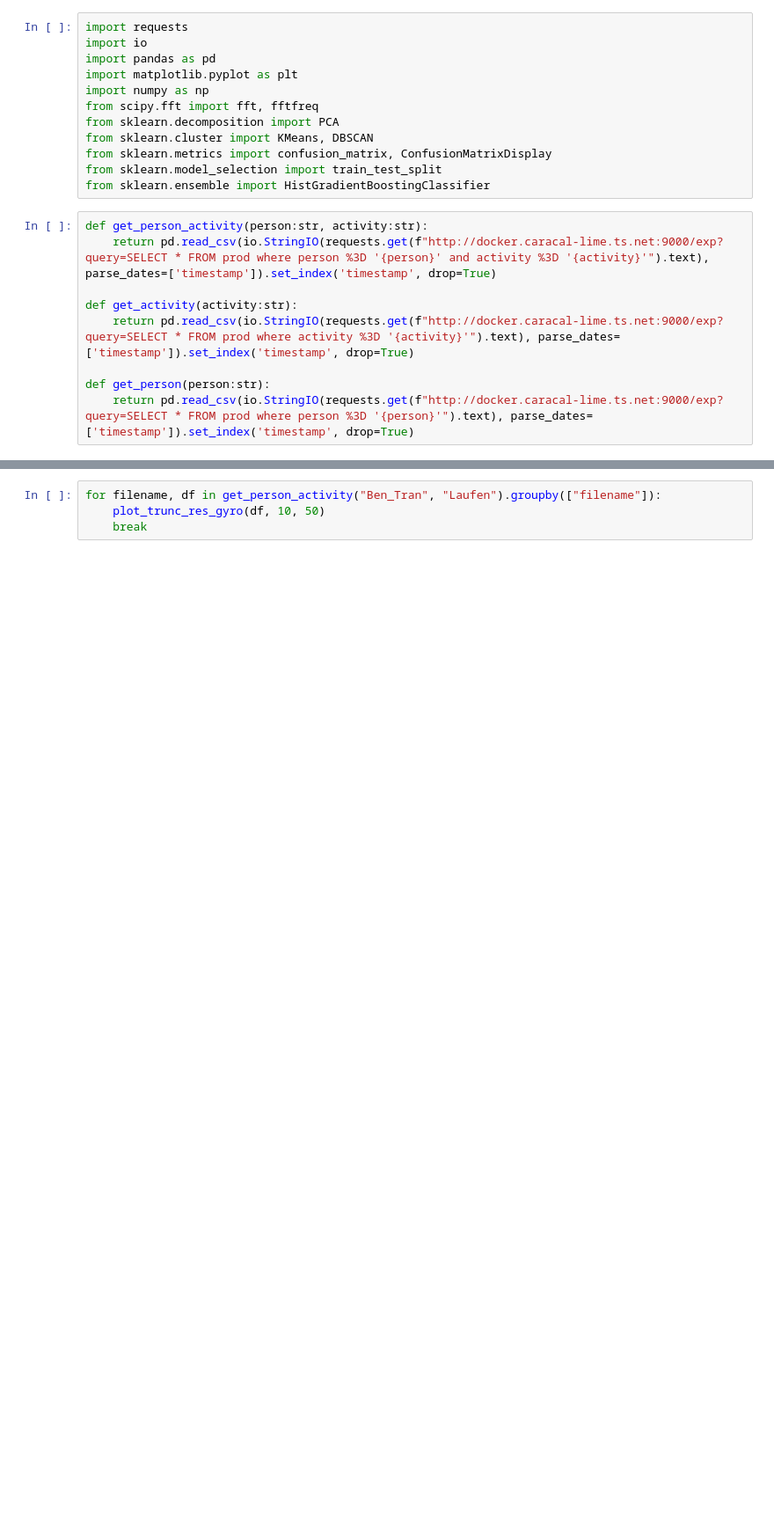
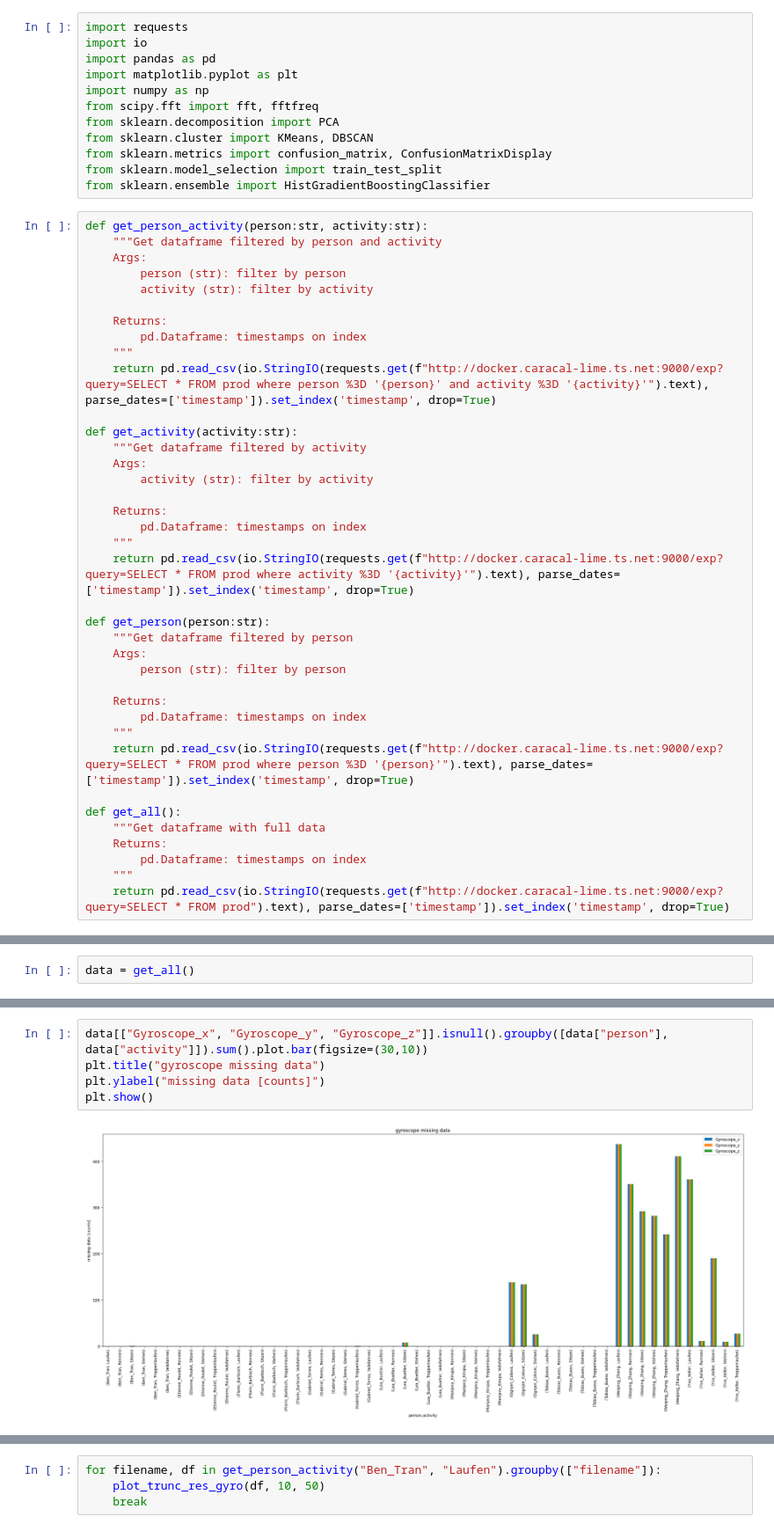
Before and after one commit to Sensor-Based-Activity-Recognition/explorative-data-analysis, a Jupyter notebook: eda_gyroscope.ipynb, the cells around one changed output, grey strips where cells are left out. Shown at 88% size. Cells and saved outputs as stored; diff of their text form; blank space fills up the shorter version.

```diff
--- a/eda_gyroscope.ipynb
+++ b/eda_gyroscope.ipynb
@@ -12,11 +12,40 @@ from sklearn.model_selection import train_test_split
 from sklearn.ensemble import HistGradientBoostingClassifier
 # %%
 def get_person_activity(person:str, activity:str):
+    """Get dataframe filtered by person and activity
+    Args:
+        person (str): filter by person
+        activity (str): filter by activity
+
+    Returns:
+        pd.Dataframe: timestamps on index
+    """
     return pd.read_csv(io.StringIO(requests.get(f"http://docker.caracal-lime.ts.net:9000/exp?query=SELECT * FROM prod where person %3D '{person}' and activity %3D '{activity}'").text), parse_dates=['timestamp']).set_index('timestamp', drop=True)
 
 def get_activity(activity:str):
+    """Get dataframe filtered by activity
+    Args:
+        activity (str): filter by activity
+
+    Returns:
+        pd.Dataframe: timestamps on index
+    """
     return pd.read_csv(io.StringIO(requests.get(f"http://docker.caracal-lime.ts.net:9000/exp?query=SELECT * FROM prod where activity %3D '{activity}'").text), parse_dates=['timestamp']).set_index('timestamp', drop=True)
 
 def get_person(person:str):
+    """Get dataframe filtered by person
+    Args:
+        person (str): filter by person
+
+    Returns:
+        pd.Dataframe: timestamps on index
+    """
     return pd.read_csv(io.StringIO(requests.get(f"http://docker.caracal-lime.ts.net:9000/exp?query=SELECT * FROM prod where person %3D '{person}'").text), parse_dates=['timestamp']).set_index('timestamp', drop=True)
+
+def get_all():
+    """Get dataframe with full data
+    Returns:
+        pd.Dataframe: timestamps on index
+    """
+    return pd.read_csv(io.StringIO(requests.get(f"http://docker.caracal-lime.ts.net:9000/exp?query=SELECT * FROM prod").text), parse_dates=['timestamp']).set_index('timestamp', drop=True)
 # %%
@@ -107,0 +216,2 @@ def plot_trunc_res_gyro_norm(df:pd.DataFrame, len_s = 60, resample_freq_Hz = 50)
+# %%
+data = get_all()
@@ -107,0 +240,7 @@ def plot_trunc_res_gyro_norm(df:pd.DataFrame, len_s = 60, resample_freq_Hz = 50)
+# %%
+data[["Gyroscope_x", "Gyroscope_y", "Gyroscope_z"]].isnull().groupby([data["person"], data["activity"]]).sum().plot.bar(figsize=(30,10))
+plt.title("gyroscope missing data")
+plt.ylabel("missing data [counts]")
+plt.show()
+# %% [output]
+[figure, added]
```
Also changed, not shown: parts of 8 cells of this notebook, 1 other file.
